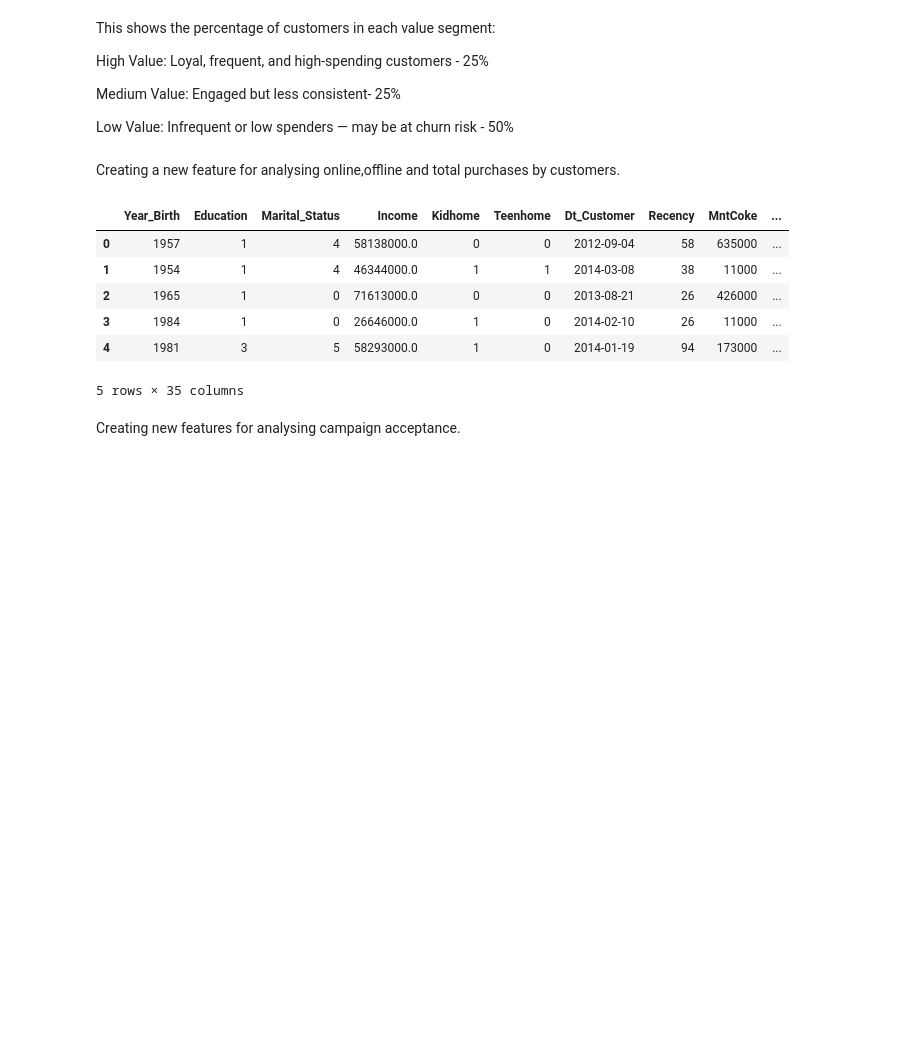
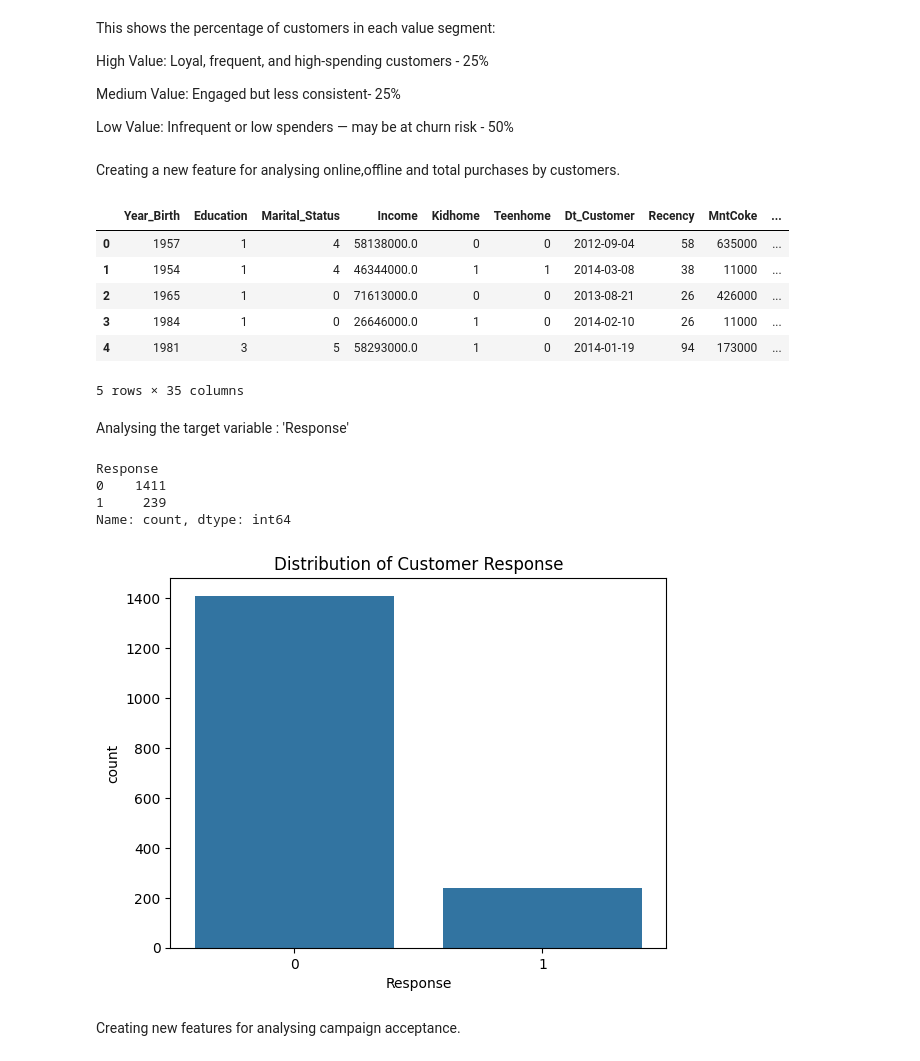
Before and after one commit to gowthamav007/sample-customer-analysis, a Jupyter notebook: Customer_Analysis.ipynb, the cells around one changed output. Saved outputs shown, nothing was run; the diff lists cells and outputs as text; code cells hidden in the pictures; blank space fills up the shorter version.

```diff
--- a/Customer_Analysis.ipynb
+++ b/Customer_Analysis.ipynb
@@ -444,6 +444,20 @@ df.head()
 | 3 | 1984 | 1 | 0 | 26646000.0 | 1 | 0 | 2014-02-10 | 26 | 11000 | ... |
 | 4 | 1981 | 3 | 5 | 58293000.0 | 1 | 0 | 2014-01-19 | 94 | 173000 | ... |
 5 rows × 35 columns
+# %% [markdown]
+Analysing the target variable : 'Response'
+# %%
+# Analyze the 'Response' column
+print(df['Response'].value_counts())
+sns.countplot(x='Response', data=df)
+plt.title('Distribution of Customer Response')
+plt.show()
+# %% [output]
+Response
+0    1411
+1     239
+Name: count, dtype: int64
+[figure, added]
 # %% [markdown]
 Creating new features for analysing campaign acceptance.
 # %%
```
Also changed, not shown: parts of 4 cells of this notebook.
